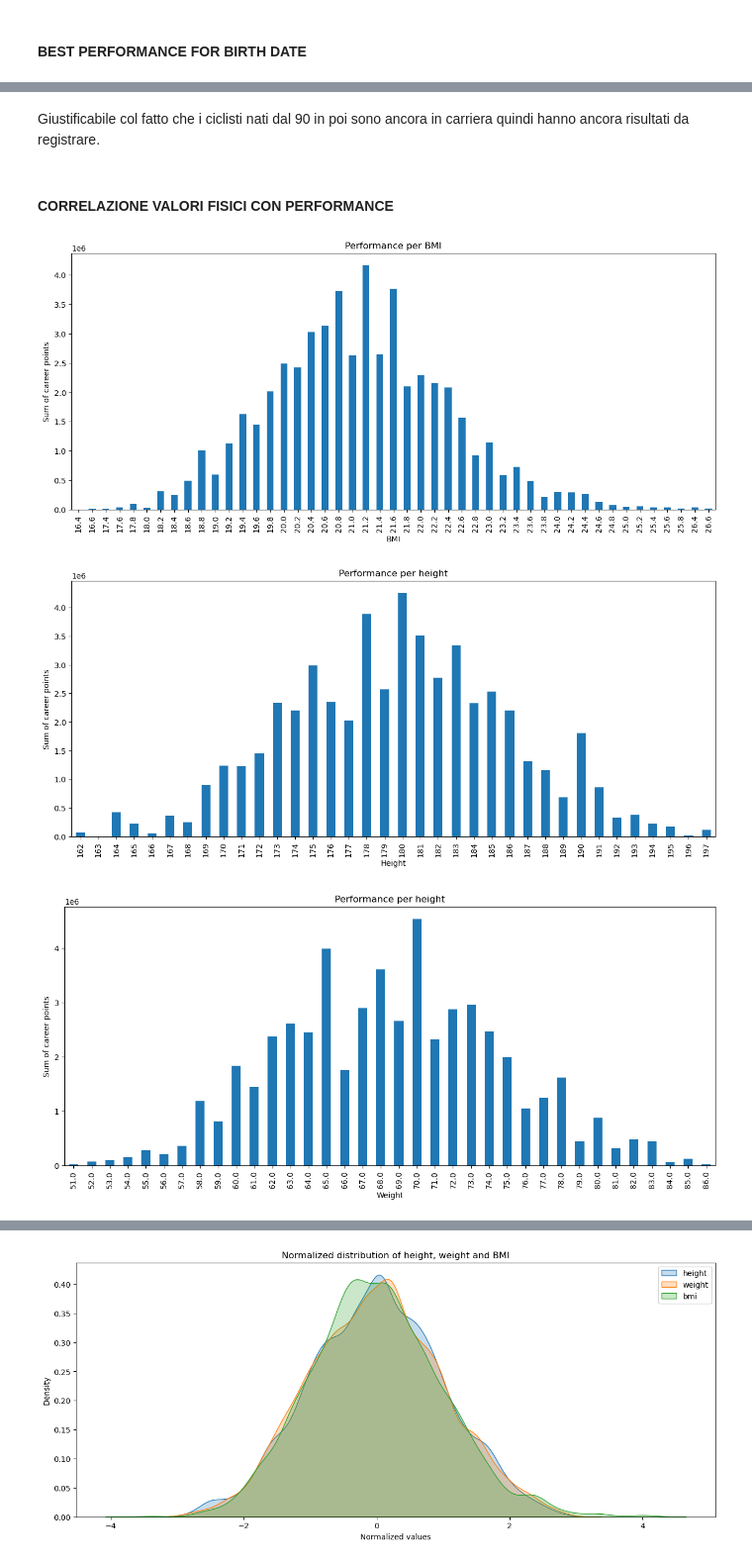
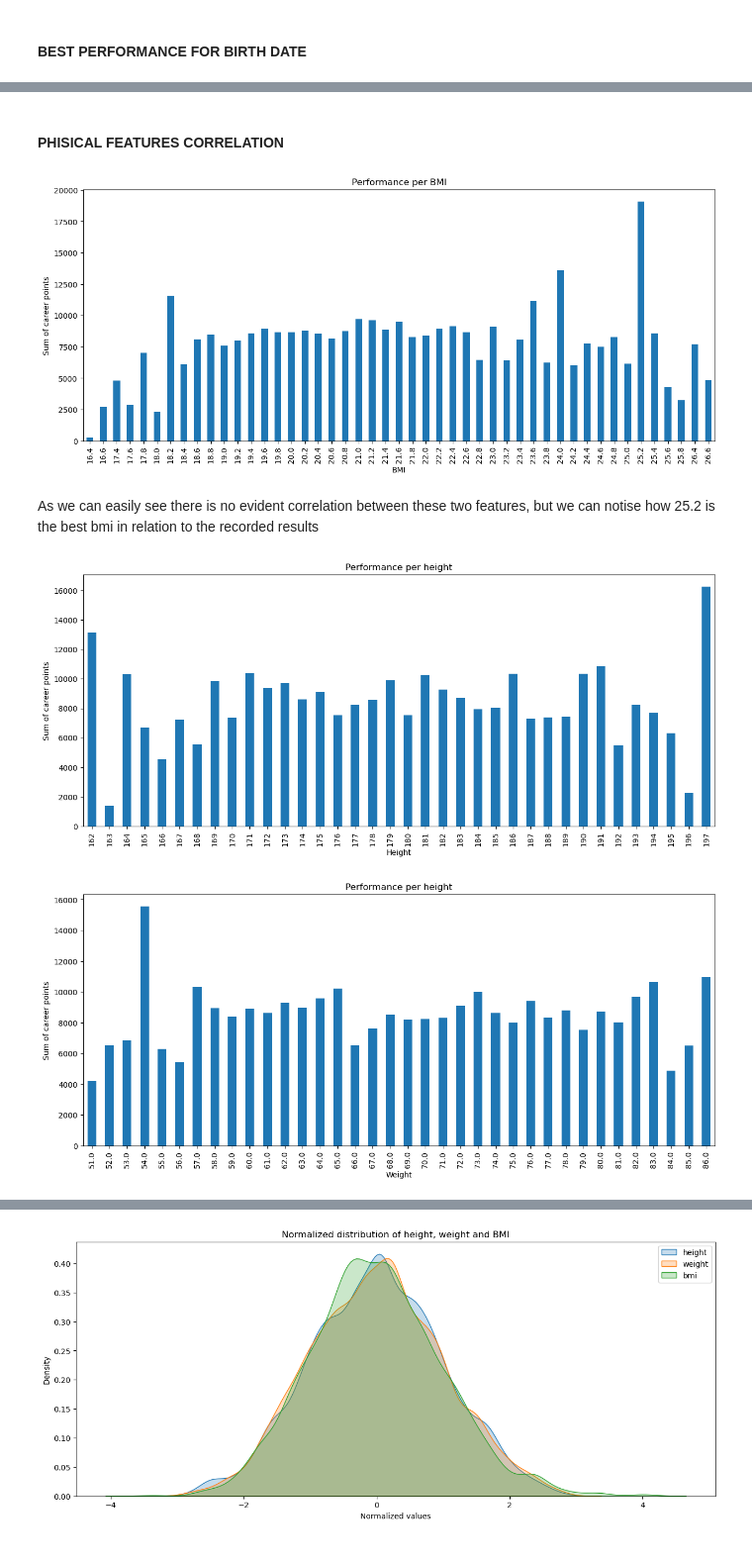
Before and after one commit to DadeOrsu/dm_project24_group_6, a Jupyter notebook: src/task2_data_transformation/feature engineering_cyclists.ipynb, the cells around one changed output, grey strips where cells are left out. Shown at 99% size. Cells and saved outputs as stored; diff of their text form; code cells hidden in the pictures.

```diff
--- a/src/task2_data_transformation/feature engineering_cyclists.ipynb
+++ b/src/task2_data_transformation/feature engineering_cyclists.ipynb
@@ -237,6 +231,8 @@ Prima di togliere le righe che contengono ciclisti che non hanno gare registrate
 # %% [markdown]
 #### Most popular debut year
 # %%
+df3 = pd.read_csv(path.join('..','dataset', 'cyclists_final_enhanced.csv'))
+
 plt.figure(figsize=(15, 6))
 df3['debut_year'].value_counts().sort_index().plot(kind='bar')
 plt.title('Debut year distribution')
@@ -321,12 +321,10 @@ plt.show()
-# %% [markdown]
-Giustificabile col fatto che i ciclisti nati dal 90 in poi sono ancora in carriera quindi hanno ancora risultati da registrare.
-# %% [markdown]
-#### CORRELAZIONE VALORI FISICI CON PERFORMANCE
+# %% [markdown]
+#### PHISICAL FEATURES CORRELATION
 # %%
 dfbmi=df3.copy()
 dfbmi['bmi']=dfbmi['bmi']//0.2*0.2
 dfbmi['bmi']=dfbmi['bmi'].round(1)
-performanceperyear = dfbmi.groupby('bmi')['career_points'].sum()
+performanceperyear = dfbmi.groupby('bmi')['career_points'].mean()
 
 plt.figure(figsize=(15, 6))
 performanceperyear.plot(kind='bar')
@@ -338,10 +336,12 @@ plt.ylabel('Sum of career points')
 plt.xticks(rotation=90)
 plt.show()
 # %% [output]
-[figure, old version]
+[figure, new version]
+# %% [markdown]
+As we can easily see there is no evident correlation between these two features, but we can notise how 25.2 is the best bmi in relation to the recorded results
 # %%
 
-performanceperyear = df3.groupby('height')['career_points'].sum()
+performanceperyear = df3.groupby('height')['career_points'].mean()
 
 plt.figure(figsize=(15, 6))
 performanceperyear.plot(kind='bar')
@@ -353,20 +353,20 @@ plt.ylabel('Sum of career points')
 plt.xticks(rotation=90)
 plt.show()
 # %% [output]
-[figure, old version]
+[figure, new version]
 # %%
 dfweight=df3.copy()
 dfweight['weight']=dfweight['weight']//1
-performanceperyear = dfweight.groupby('weight')['career_points'].sum()
+performanceperyear = dfweight.groupby('weight')['career_points'].mean()
 
 plt.figure(figsize=(15, 6))
 performanceperyear.plot(kind='bar')
 #ADD BINNING FOR BETTER VISUALIZATION
 
 plt.title('Performance per height')
 plt.xlabel('Weight')
 plt.ylabel('Sum of career points')
 plt.xticks(rotation=90)
 plt.show()
 # %% [output]
-[figure, old version]
+[figure, new version]
```
Also changed, not shown: parts of 25 cells of this notebook, 1 other file.
